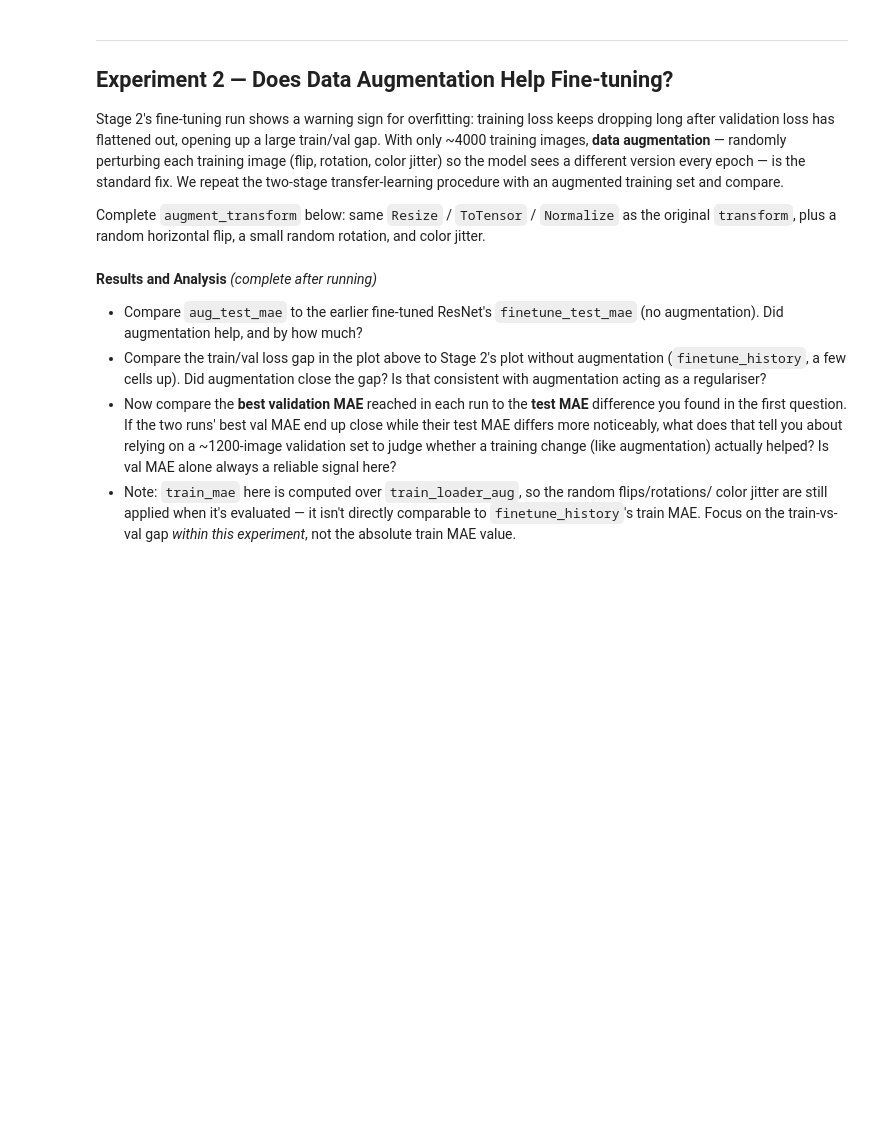
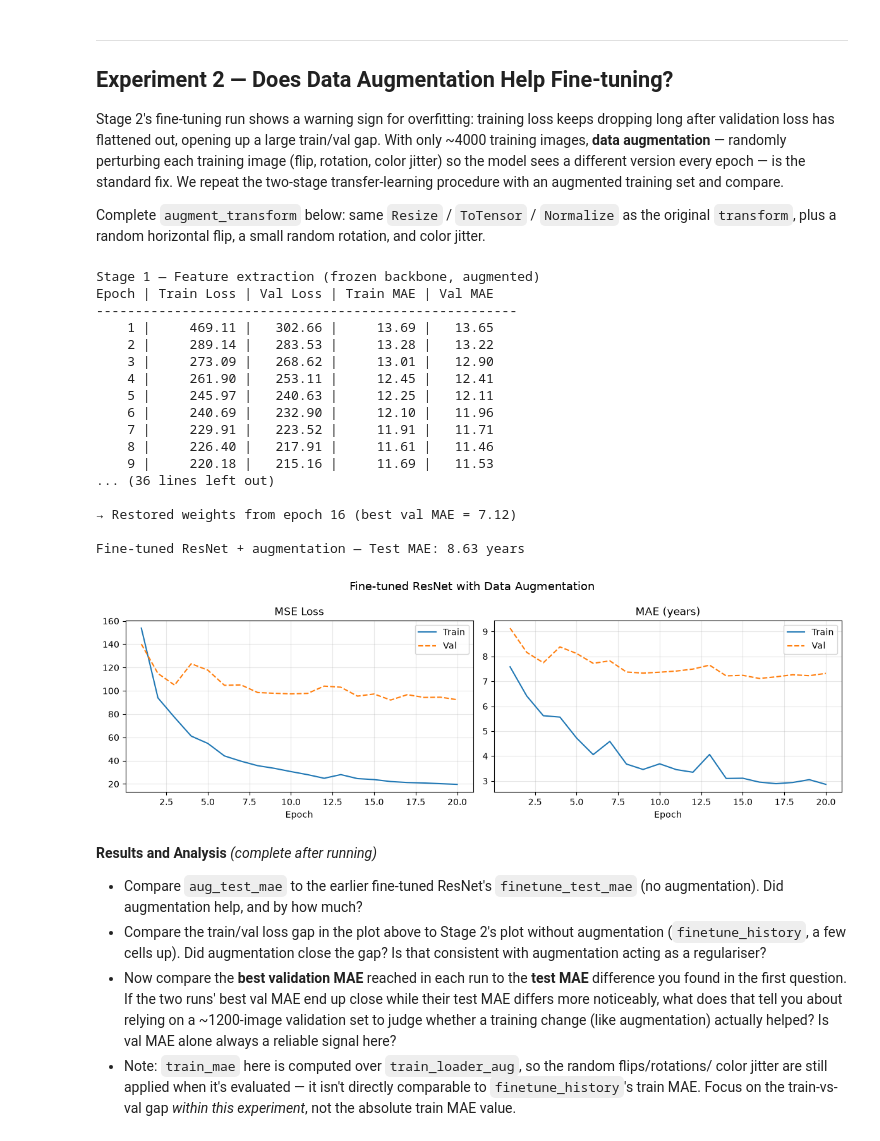
Before and after one commit to Dania592/DeepLearningTps, a Jupyter notebook: tp2-cnn-transfer-learning.ipynb, the cells around one changed output. Drawn from its saved outputs; the diff is of its cells as text; code cells hidden in the pictures; blank space fills up the shorter version.

```diff
--- a/tp2-cnn-transfer-learning.ipynb
+++ b/tp2-cnn-transfer-learning.ipynb
@@ -474,7 +474,8 @@ you'd expect from a ResNet-18's total parameter count?
 def freeze_backbone(model):
     for name, param in model.named_parameters():
         # TODO: disable gradient tracking for every parameter that is not part of `fc`
-        pass
+        if not name.startswith("fc."):
+            param.requires_grad = False
 
 freeze_backbone(resnet_model)
 frozen_trainable = sum(p.numel() for p in resnet_model.parameters() if p.requires_grad)
@@ -508,12 +527,12 @@ in your report why a smaller rate matters here specifically.
 def unfreeze_all(model):
     for param in model.parameters():
         # TODO: re-enable gradient tracking
-        pass
+        param.requires_grad = True
 
 unfreeze_all(resnet_model)
 
 # TODO: new optimizer over resnet_model.parameters(), lr ~10x smaller than Stage 1
-optimizer = None
+optimizer = optim.Adam(resnet_model.parameters(), lr=1e-4)
 
 NUM_EPOCHS_STAGE2 = 20
 finetune_history = run_training(
@@ -575,39 +617,65 @@ Complete `augment_transform` below: same `Resize` / `ToTensor` / `Normalize` as
 # TODO: build augment_transform — same Resize/ToTensor/Normalize as `transform` above,
 #       plus transforms.RandomHorizontalFlip(), transforms.RandomRotation(10), and
 #       transforms.ColorJitter(brightness=0.2, contrast=0.2, saturation=0.2)
-augment_transform = None
+augment_transform = transforms.Compose([
+    transforms.Resize((IMG_SIZE, IMG_SIZE)),
+    transforms.RandomHorizontalFlip(),
+    transforms.RandomRotation(10),
+    transforms.ColorJitter(brightness=0.2, contrast=0.2, saturation=0.2),
+    transforms.ToTensor(),
+    transforms.Normalize(IMAGENET_MEAN, IMAGENET_STD),
+])
 
 train_set_aug = AgeDataset(DATA_DIR, "train", augment_transform)
 train_loader_aug = DataLoader(train_set_aug, batch_size=32, shuffle=True, num_workers=NUM_WORKERS)
 
 resnet_aug = build_resnet_regressor().to(device)
 criterion = nn.MSELoss()
 
 # Stage 1: same warm-up as before, frozen backbone — augmentation barely matters here since
 # only the 513-parameter head is trained. Uses run_training (not a bare loop) so this Stage 1
 # gets the same best-epoch checkpointing as every other run in this notebook — otherwise
 # Stage 2 would start from a different quality of warm-up than the frozen/full-FT baselines,
 # confounding the comparison.
 freeze_backbone(resnet_aug)
 optimizer = optim.Adam(resnet_aug.fc.parameters(), lr=1e-3)
 run_training(
     resnet_aug, train_loader_aug, criterion, optimizer, NUM_EPOCHS_STAGE1,
     label="Stage 1 — Feature extraction (frozen backbone, augmented)",
 )
 
 # Stage 2: unfreeze everything and fine-tune on augmented data — this is the stage that showed
 # overfitting (train loss << val loss) without augmentation
 unfreeze_all(resnet_aug)
 optimizer = optim.Adam(resnet_aug.parameters(), lr=1e-4)
 
 aug_history = run_training(
     resnet_aug, train_loader_aug, criterion, optimizer, NUM_EPOCHS_STAGE2,
     label="Stage 2 — Fine-tuning with data augmentation",
 )
 
 _, aug_test_mae = evaluate(resnet_aug, test_loader, criterion)
 print(f"\nFine-tuned ResNet + augmentation — Test MAE: {aug_test_mae:.2f} years")
 plot_history(aug_history, title="Fine-tuned ResNet with Data Augmentation")
+# %% [output]
+Stage 1 — Feature extraction (frozen backbone, augmented)
+Epoch | Train Loss | Val Loss | Train MAE | Val MAE
+------------------------------------------------------
+    1 |     469.11 |   302.66 |     13.69 |   13.65
+    2 |     289.14 |   283.53 |     13.28 |   13.22
+    3 |     273.09 |   268.62 |     13.01 |   12.90
+    4 |     261.90 |   253.11 |     12.45 |   12.41
+    5 |     245.97 |   240.63 |     12.25 |   12.11
+    6 |     240.69 |   232.90 |     12.10 |   11.96
+    7 |     229.91 |   223.52 |     11.91 |   11.71
+    8 |     226.40 |   217.91 |     11.61 |   11.46
+    9 |     220.18 |   215.16 |     11.69 |   11.53
+... (36 lines left out)
+
+→ Restored weights from epoch 16 (best val MAE = 7.12)
+
+Fine-tuned ResNet + augmentation — Test MAE: 8.63 years
+[figure, added]
 # %% [markdown]
 **Results and Analysis** *(complete after running)*
 - Compare `aug_test_mae` to the earlier fine-tuned ResNet's `finetune_test_mae` (no
```
Also changed, not shown: parts of 8 cells of this notebook.
